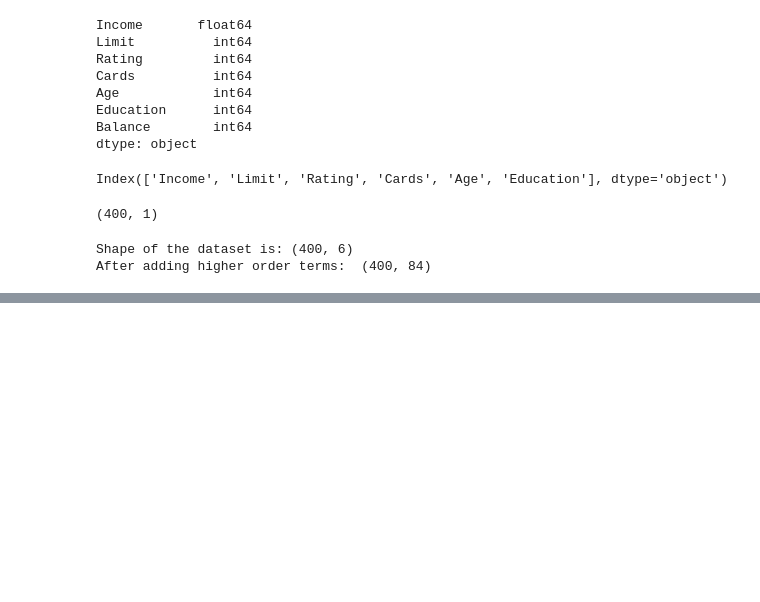
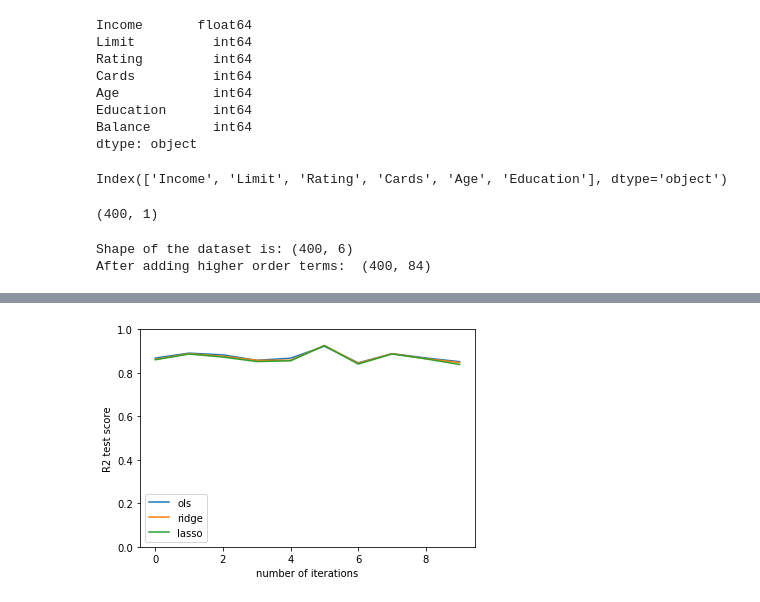
Before and after one commit to Lastew/dc-ds-071519, a Jupyter notebook: Module-4/week_2/regularization/regularization-Copy1.ipynb, the cells around one changed output, grey strips where cells are left out. Cells and saved outputs as stored; diff of their text form; code cells hidden in the pictures; blank space fills up the shorter version.

```diff
--- a/Module-4/week_2/regularization/regularization-Copy1.ipynb
+++ b/Module-4/week_2/regularization/regularization-Copy1.ipynb
@@ -248,0 +251,6 @@ trained_models = model_expreriment(num_iter=20,
+# %%
+trained_models = model_expreriment(num_iter=10,
+                                   models = ['ols','ridge','lasso'],
+                                   complexity= 'simple')
+# %% [output]
+[figure, added]
```
Also changed, not shown: parts of 8 cells of this notebook, 5 other files.
